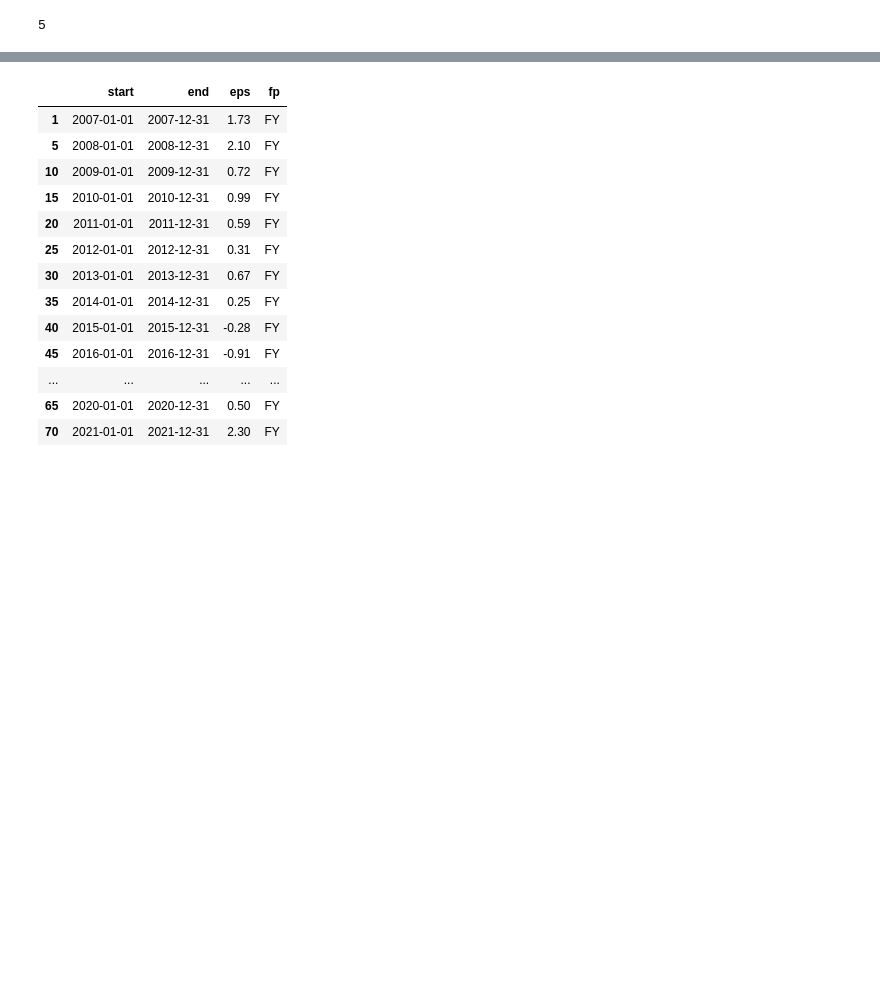
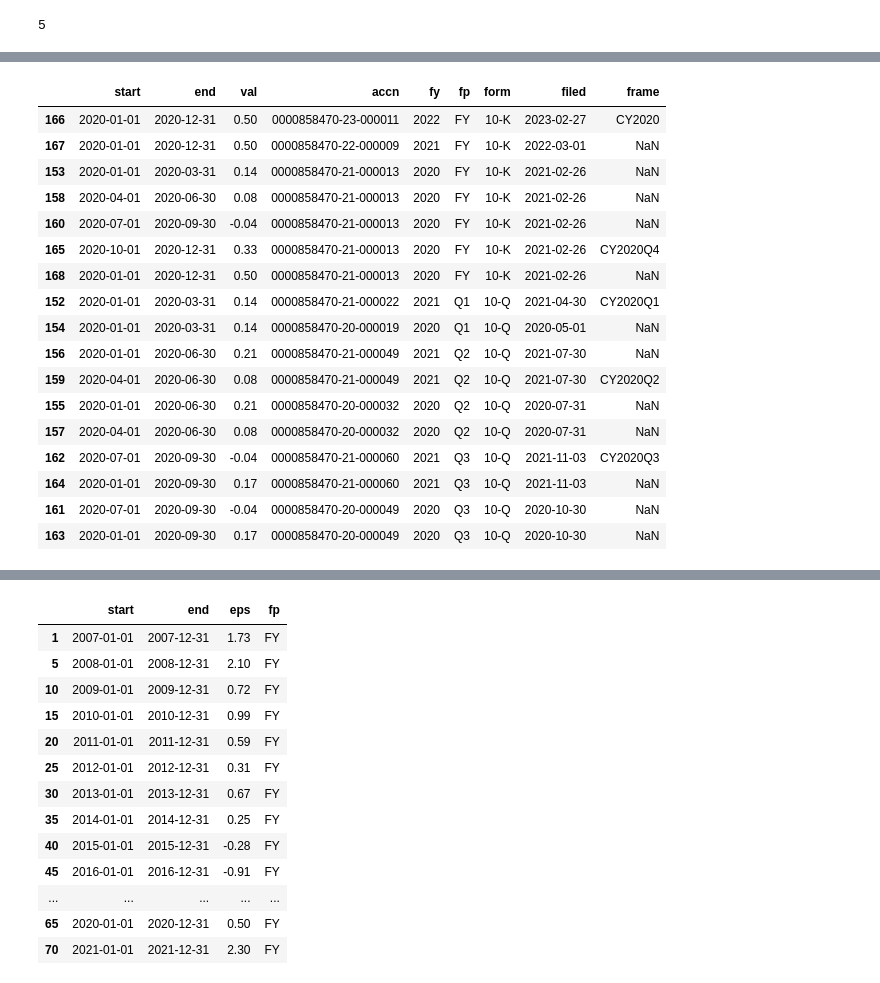
Before and after one commit to hvgupta/COMP4222_F25-26, a Jupyter notebook: research.ipynb, the cells around one changed output, grey strips where cells are left out. Drawn from its saved outputs; the diff is of its cells as text; code cells hidden in the pictures; blank space fills up the shorter version.

```diff
--- a/research.ipynb
+++ b/research.ipynb
@@ -288,0 +363,21 @@ filtered_eps = pd.concat([filtered_eps, pd.DataFrame(list(y_q_to_eps_map.values(
+# %%
+eps_table[eps_table["end"].dt.year == 2020 ].sort_values(["fp","filed"], ascending=[True, False])
+# %% [output]
+|  | start | end | val | accn | fy | fp | form | filed | frame |
+| 166 | 2020-01-01 | 2020-12-31 | 0.50 | 0000858470-23-000011 | 2022 | FY | 10-K | 2023-02-27 | CY2020 |
+| 167 | 2020-01-01 | 2020-12-31 | 0.50 | 0000858470-22-000009 | 2021 | FY | 10-K | 2022-03-01 | NaN |
+| 153 | 2020-01-01 | 2020-03-31 | 0.14 | 0000858470-21-000013 | 2020 | FY | 10-K | 2021-02-26 | NaN |
+| 158 | 2020-04-01 | 2020-06-30 | 0.08 | 0000858470-21-000013 | 2020 | FY | 10-K | 2021-02-26 | NaN |
+| 160 | 2020-07-01 | 2020-09-30 | -0.04 | 0000858470-21-000013 | 2020 | FY | 10-K | 2021-02-26 | NaN |
+| 165 | 2020-10-01 | 2020-12-31 | 0.33 | 0000858470-21-000013 | 2020 | FY | 10-K | 2021-02-26 | CY2020Q4 |
+| 168 | 2020-01-01 | 2020-12-31 | 0.50 | 0000858470-21-000013 | 2020 | FY | 10-K | 2021-02-26 | NaN |
+| 152 | 2020-01-01 | 2020-03-31 | 0.14 | 0000858470-21-000022 | 2021 | Q1 | 10-Q | 2021-04-30 | CY2020Q1 |
+| 154 | 2020-01-01 | 2020-03-31 | 0.14 | 0000858470-20-000019 | 2020 | Q1 | 10-Q | 2020-05-01 | NaN |
+| 156 | 2020-01-01 | 2020-06-30 | 0.21 | 0000858470-21-000049 | 2021 | Q2 | 10-Q | 2021-07-30 | NaN |
+| 159 | 2020-04-01 | 2020-06-30 | 0.08 | 0000858470-21-000049 | 2021 | Q2 | 10-Q | 2021-07-30 | CY2020Q2 |
+| 155 | 2020-01-01 | 2020-06-30 | 0.21 | 0000858470-20-000032 | 2020 | Q2 | 10-Q | 2020-07-31 | NaN |
+| 157 | 2020-04-01 | 2020-06-30 | 0.08 | 0000858470-20-000032 | 2020 | Q2 | 10-Q | 2020-07-31 | NaN |
+| 162 | 2020-07-01 | 2020-09-30 | -0.04 | 0000858470-21-000060 | 2021 | Q3 | 10-Q | 2021-11-03 | CY2020Q3 |
+| 164 | 2020-01-01 | 2020-09-30 | 0.17 | 0000858470-21-000060 | 2021 | Q3 | 10-Q | 2021-11-03 | NaN |
+| 161 | 2020-07-01 | 2020-09-30 | -0.04 | 0000858470-20-000049 | 2020 | Q3 | 10-Q | 2020-10-30 | NaN |
+| 163 | 2020-01-01 | 2020-09-30 | 0.17 | 0000858470-20-000049 | 2020 | Q3 | 10-Q | 2020-10-30 | NaN |
```
Also changed, not shown: parts of 23 cells of this notebook, 5 other files.
